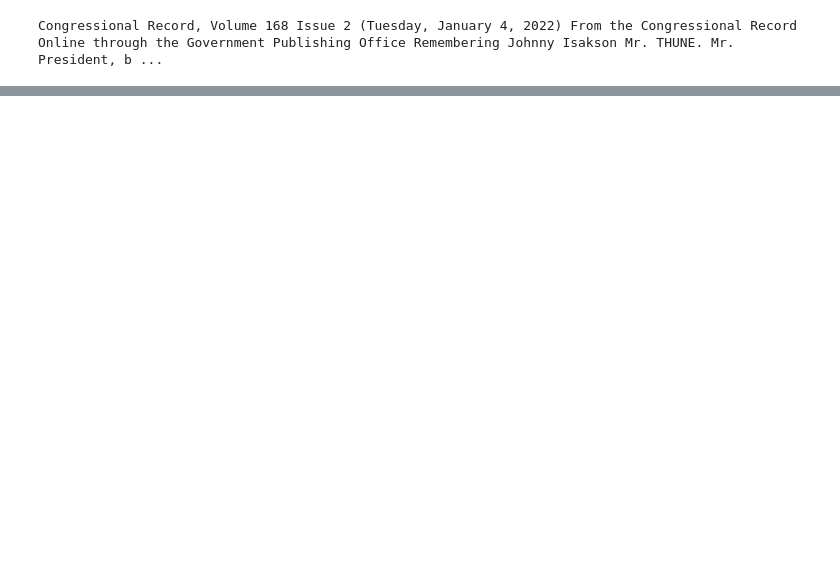
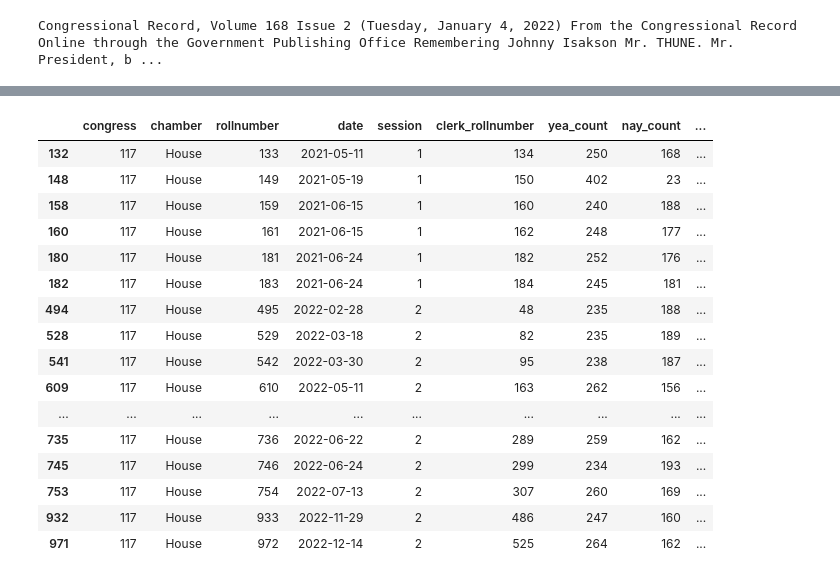
Before and after one commit to Timevdo/CS505-Final-Project, a Jupyter notebook: workbook_transcript.ipynb, the cells around one changed output, grey strips where cells are left out. Saved outputs shown, nothing was run; the diff lists cells and outputs as text; code cells hidden in the pictures; blank space fills up the shorter version.

```diff
--- a/workbook_transcript.ipynb
+++ b/workbook_transcript.ipynb
@@ -72,0 +95,30 @@ len(data_arr)
+# %%
+only_final_votes = rolldf[rolldf['vote_question'].str.contains('pass', case=False)]
+
+# show average number of votes on each bill. Eg how many rows are there for each bill?
+only_final_votes.groupby('bill_number').count()['rollnumber'].mean()
+
+# show bills w at least 2 rows
+has_many = only_final_votes.groupby('bill_number').count()['rollnumber'] > 1
+has_many[has_many].index
+
+# show those rows in the original dataframe
+rolldf[rolldf['bill_number'].isin(has_many[has_many].index)]
+# %% [output]
+|  | congress | chamber | rollnumber | date | session | clerk_rollnumber | yea_count | nay_count | ... |
+| 132 | 117 | House | 133 | 2021-05-11 | 1 | 134 | 250 | 168 | ... |
+| 148 | 117 | House | 149 | 2021-05-19 | 1 | 150 | 402 | 23 | ... |
+| 158 | 117 | House | 159 | 2021-06-15 | 1 | 160 | 240 | 188 | ... |
+| 160 | 117 | House | 161 | 2021-06-15 | 1 | 162 | 248 | 177 | ... |
+| 180 | 117 | House | 181 | 2021-06-24 | 1 | 182 | 252 | 176 | ... |
+| 182 | 117 | House | 183 | 2021-06-24 | 1 | 184 | 245 | 181 | ... |
+| 494 | 117 | House | 495 | 2022-02-28 | 2 | 48 | 235 | 188 | ... |
+| 528 | 117 | House | 529 | 2022-03-18 | 2 | 82 | 235 | 189 | ... |
+| 541 | 117 | House | 542 | 2022-03-30 | 2 | 95 | 238 | 187 | ... |
+| 609 | 117 | House | 610 | 2022-05-11 | 2 | 163 | 262 | 156 | ... |
+| ... | ... | ... | ... | ... | ... | ... | ... | ... | ... |
+| 735 | 117 | House | 736 | 2022-06-22 | 2 | 289 | 259 | 162 | ... |
+| 745 | 117 | House | 746 | 2022-06-24 | 2 | 299 | 234 | 193 | ... |
+| 753 | 117 | House | 754 | 2022-07-13 | 2 | 307 | 260 | 169 | ... |
+| 932 | 117 | House | 933 | 2022-11-29 | 2 | 486 | 247 | 160 | ... |
+| 971 | 117 | House | 972 | 2022-12-14 | 2 | 525 | 264 | 162 | ... |
```
Also changed, not shown: parts of 25 cells of this notebook.
